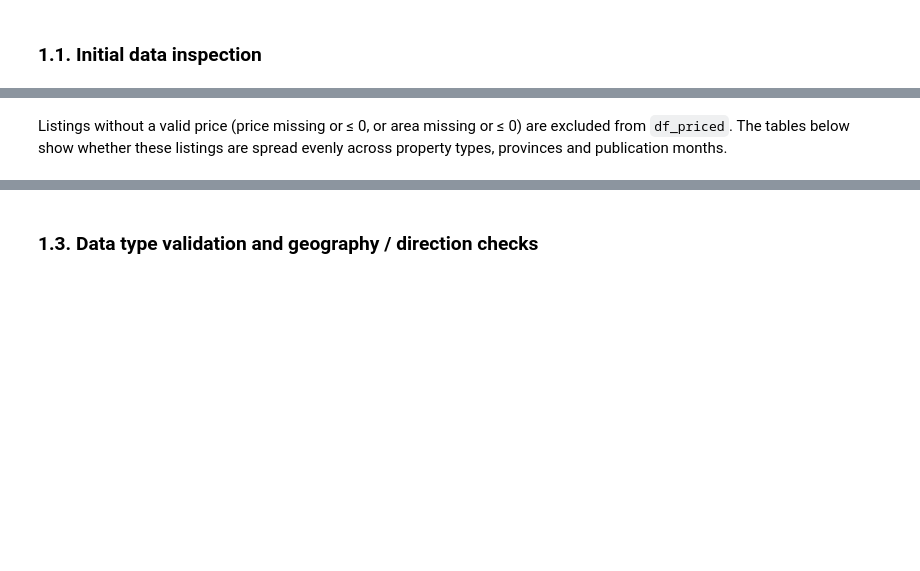
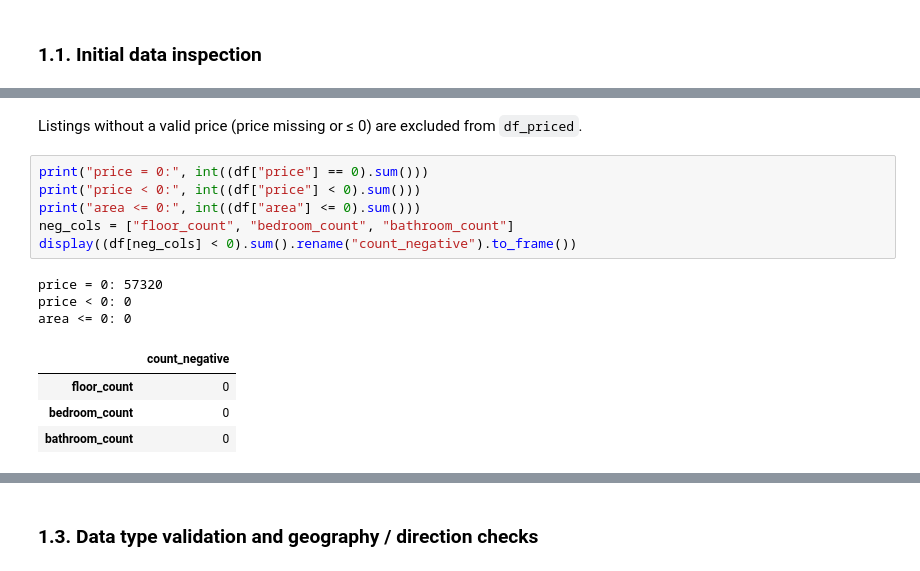
Before and after one commit to kahn-29/261-Programming-for-AI-and-DS, a Jupyter notebook: notebooks/01_eda_data-quality.ipynb, the cells around one changed output, grey strips where cells are left out. Drawn from its saved outputs; the diff is of its cells as text; blank space fills up the shorter version.

```diff
--- a/notebooks/01_eda_data-quality.ipynb
+++ b/notebooks/01_eda_data-quality.ipynb
@@ -164,5 +211,19 @@ plt.show()
 # %% [markdown]
-Listings without a valid price (price missing or ≤ 0, or area missing or ≤ 0) are excluded from `df_priced`. The tables below show whether these listings are spread evenly across property types, provinces and publication months.
+Listings without a valid price (price missing or ≤ 0) are excluded from `df_priced`.
+# %%
+print("price = 0:", int((df["price"] == 0).sum()))
+print("price < 0:", int((df["price"] < 0).sum()))
+print("area <= 0:", int((df["area"] <= 0).sum()))
+neg_cols = ["floor_count", "bedroom_count", "bathroom_count"]
+display((df[neg_cols] < 0).sum().rename("count_negative").to_frame())
+# %% [output]
+price = 0: 57320
+price < 0: 0
+area <= 0: 0
+|  | count_negative |
+| floor_count | 0 |
+| bedroom_count | 0 |
+| bathroom_count | 0 |
 # %%
 excluded = ~(df["price"].gt(0) & df["area"].gt(0))
 print(f"Share of listings excluded from df_priced: {excluded.mean():.1%}")
```
Also changed, not shown: parts of 28 cells of this notebook, 4 other files.
